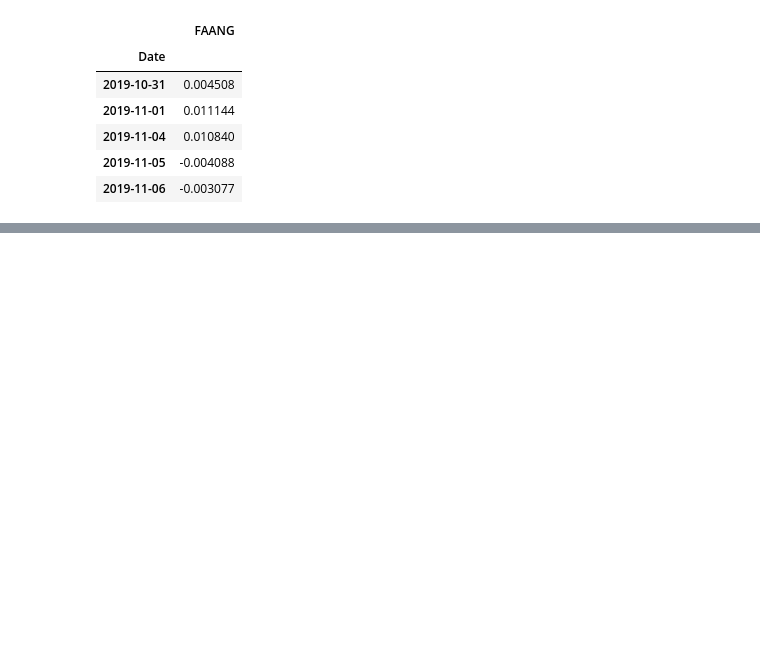
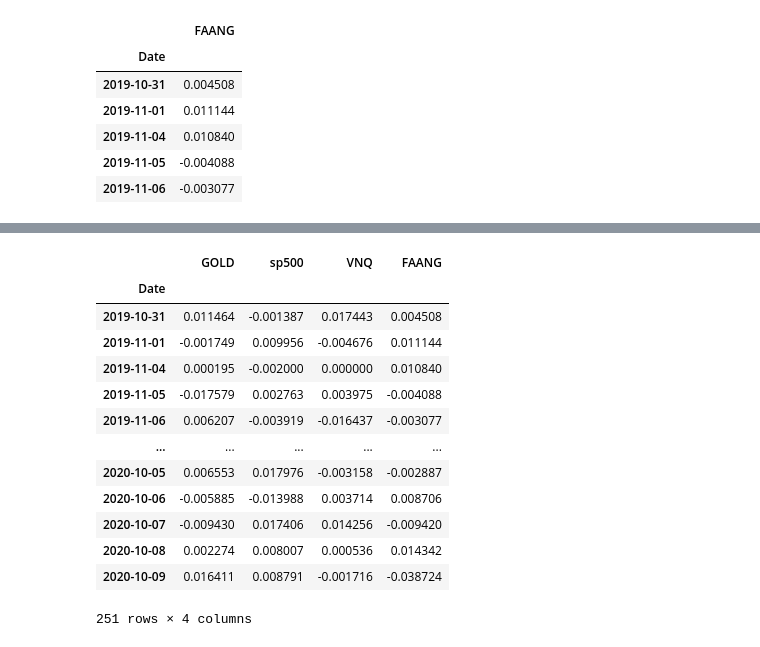
Before and after one commit to Milticket414/Dream-Team, a Jupyter notebook: notebooks/jorge.ipynb, the cells around one changed output, grey strips where cells are left out. Cells and saved outputs as stored; diff of their text form; code cells hidden in the pictures; blank space fills up the shorter version.

```diff
--- a/notebooks/jorge.ipynb
+++ b/notebooks/jorge.ipynb
@@ -143,0 +315,26 @@ faang_asset.to_csv("../data/clean/FAANG.csv")
+# %%
+Cols = list(merge_assets.columns)
+
+for i, item in enumerate(merge_assets.columns):
+    if item in merge_assets.columns[:i]:Cols[i] = "toDROP"
+
+merge_assets.columns = Cols
+
+assets_excluding_bitcoin = merge_assets.drop("toDROP", 1).set_index("Date").dropna()
+
+assets_excluding_bitcoin
+# %% [output]
+|  | GOLD | sp500 | VNQ | FAANG |
+| Date |  |  |  |  |
+| 2019-10-31 | 0.011464 | -0.001387 | 0.017443 | 0.004508 |
+| 2019-11-01 | -0.001749 | 0.009956 | -0.004676 | 0.011144 |
+| 2019-11-04 | 0.000195 | -0.002000 | 0.000000 | 0.010840 |
+| 2019-11-05 | -0.017579 | 0.002763 | 0.003975 | -0.004088 |
+| 2019-11-06 | 0.006207 | -0.003919 | -0.016437 | -0.003077 |
+| ... | ... | ... | ... | ... |
+| 2020-10-05 | 0.006553 | 0.017976 | -0.003158 | -0.002887 |
+| 2020-10-06 | -0.005885 | -0.013988 | 0.003714 | 0.008706 |
+| 2020-10-07 | -0.009430 | 0.017406 | 0.014256 | -0.009420 |
+| 2020-10-08 | 0.002274 | 0.008007 | 0.000536 | 0.014342 |
+| 2020-10-09 | 0.016411 | 0.008791 | -0.001716 | -0.038724 |
+251 rows × 4 columns
```
Also changed, not shown: parts of 17 cells of this notebook, 2 other files.
